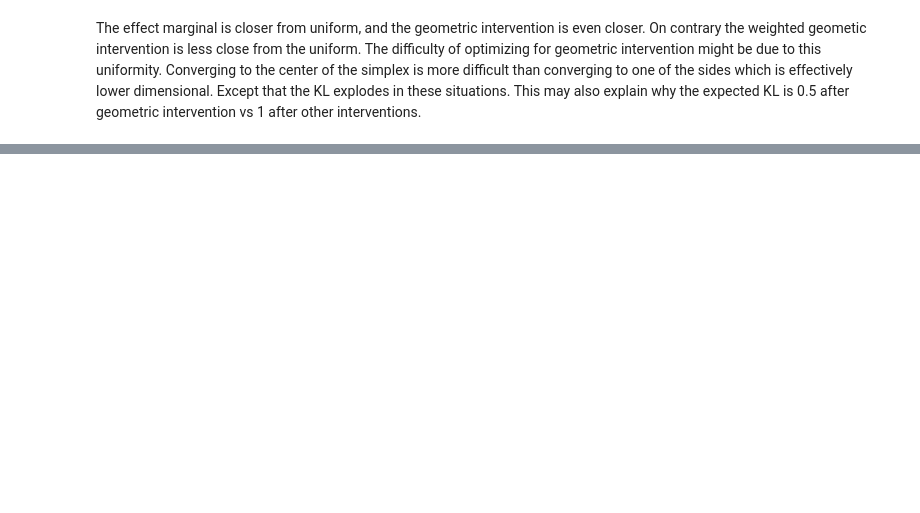
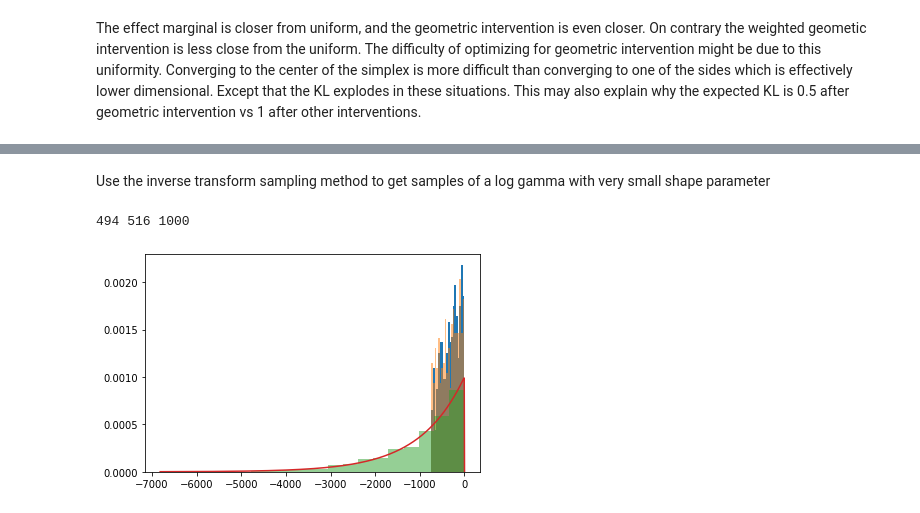
Before and after one commit to remilepriol/causal-adaptation-speed, a Jupyter notebook: 7_investigate_joint.ipynb, the cells around one changed output, grey strips where cells are left out. Cells and saved outputs as stored; diff of their text form; code cells hidden in the pictures; blank space fills up the shorter version.

```diff
--- a/7_investigate_joint.ipynb
+++ b/7_investigate_joint.ipynb
@@ -63,0 +200,31 @@ The difficulty of optimizing for geometric intervention might be due to this uni
+# %% [markdown]
+Use the inverse transform sampling method to get samples of a log gamma with very small shape parameter
+# %%
+n = 1000
+c = 1/1000
+law = stats.loggamma(c)
+
+# inverse transform samples
+uu = np.random.rand(n)
+samples = law.ppf(uu)
+samples = samples[np.invert(np.isinf(samples))]
+plt.hist(samples, bins=20, density=True)
+
+# scipy sampling
+samples2 = law.rvs(size=1000)
+samples2 = samples2[np.invert(np.isinf(samples2))]
+plt.hist(samples2, bins=20, density=True, alpha=.5)
+
+# exponential sampling
+samples3 = -stats.expon.rvs(scale=1/c, size=n)
+plt.hist(samples3, bins=20, density=True, alpha=.5)
+
+# density plot
+xx = np.linspace(np.nanmin(samples3),2, 1000)
+plt.plot(xx, law.pdf(xx))
+
+print(len(samples), len(samples2), len(samples3))
+pass
+# %% [output]
+494 516 1000
+[figure, added]
```
Also changed, not shown: parts of 20 cells of this notebook.
